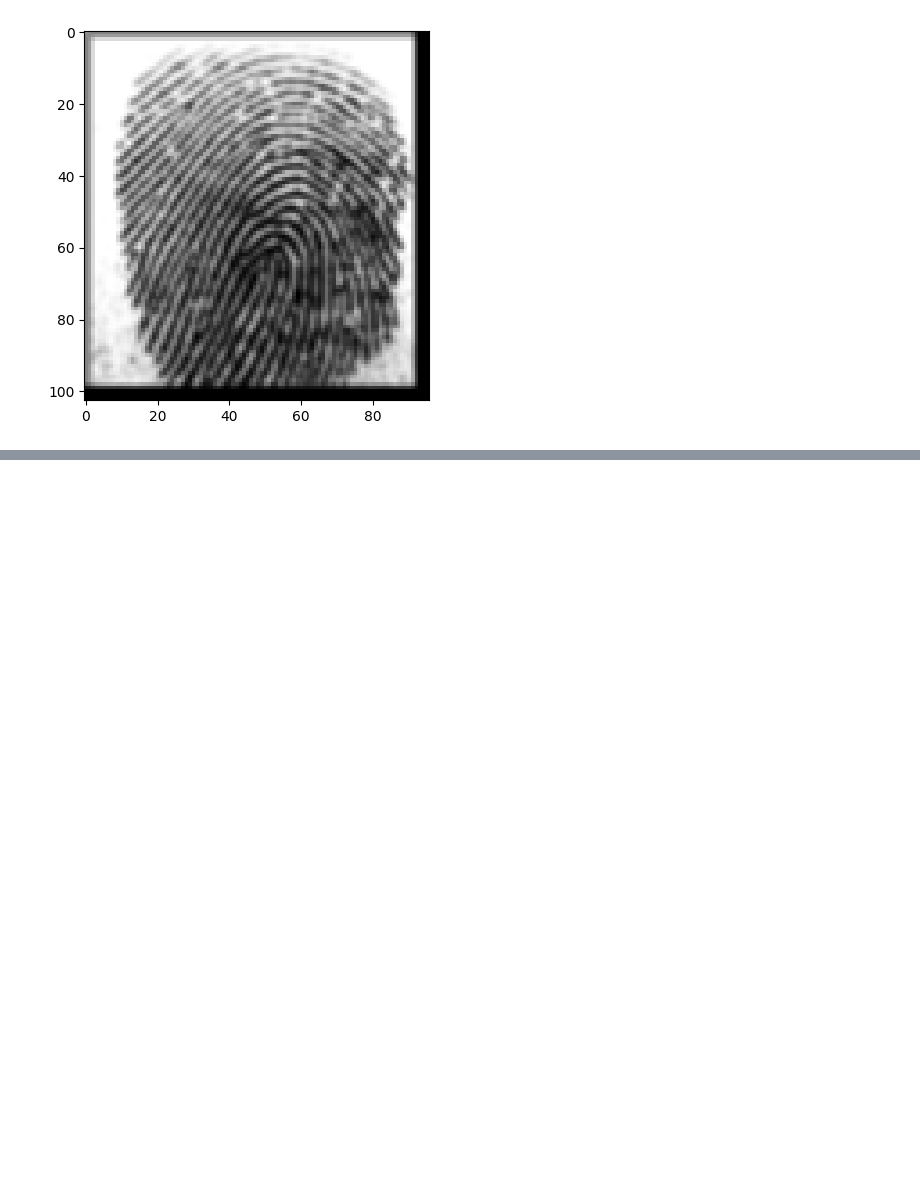
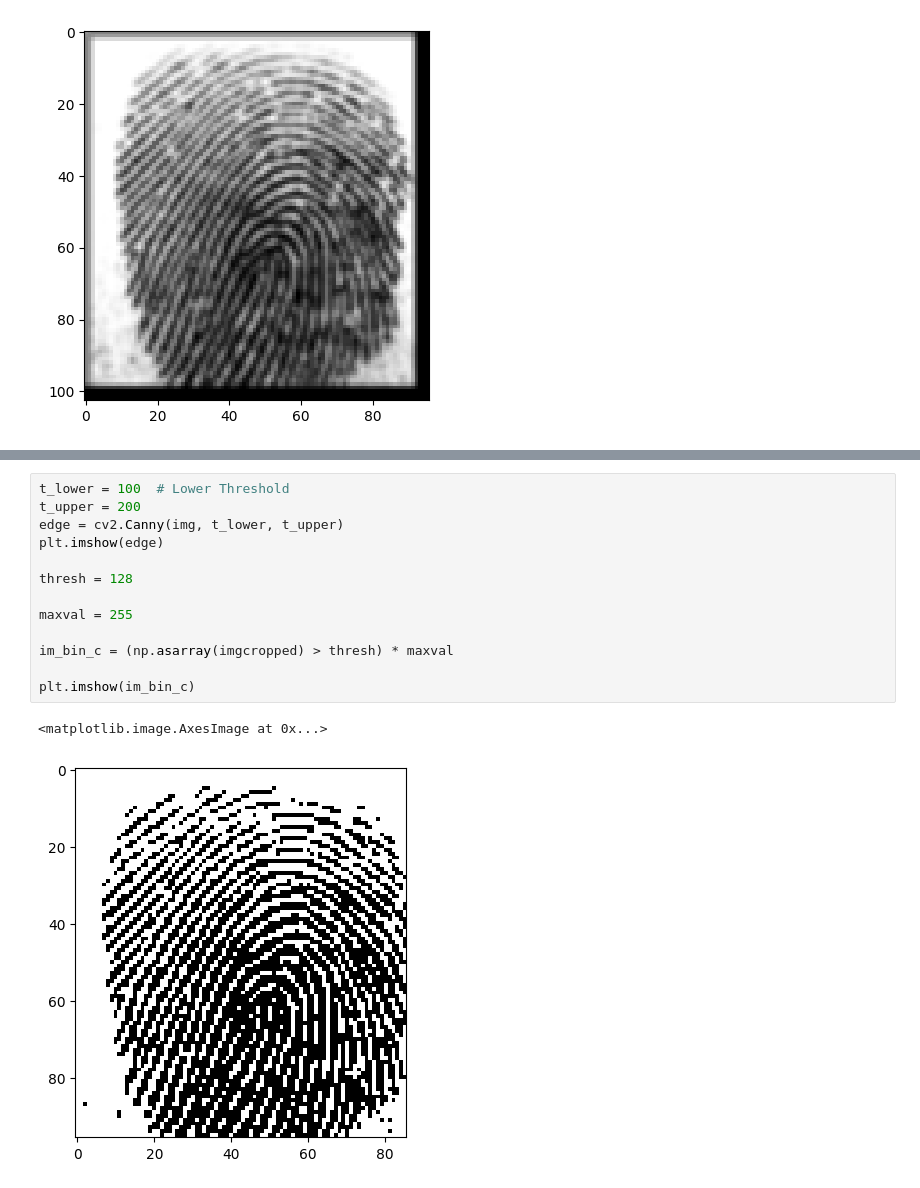
Before and after one commit to Kludi99/Fingerprints, a Jupyter notebook: MinutiaesRecognition.ipynb, the cells around one changed output, grey strips where cells are left out. Drawn from its saved outputs; the diff is of its cells as text; blank space fills up the shorter version.

```diff
--- a/MinutiaesRecognition.ipynb
+++ b/MinutiaesRecognition.ipynb
@@ -128,3 +149,19 @@ plt.imshow(img)
 # %% [output]
 <matplotlib.image.AxesImage at 0x...>
 [figure]
+# %%
+t_lower = 100  # Lower Threshold
+t_upper = 200
+edge = cv2.Canny(img, t_lower, t_upper)
+plt.imshow(edge)
+
+thresh = 128
+
+maxval = 255
+
+im_bin_c = (np.asarray(imgcropped) > thresh) * maxval
+
+plt.imshow(im_bin_c)
+# %% [output]
+<matplotlib.image.AxesImage at 0x...>
+[figure, added]
```
Also changed, not shown: parts of 9 cells of this notebook.
